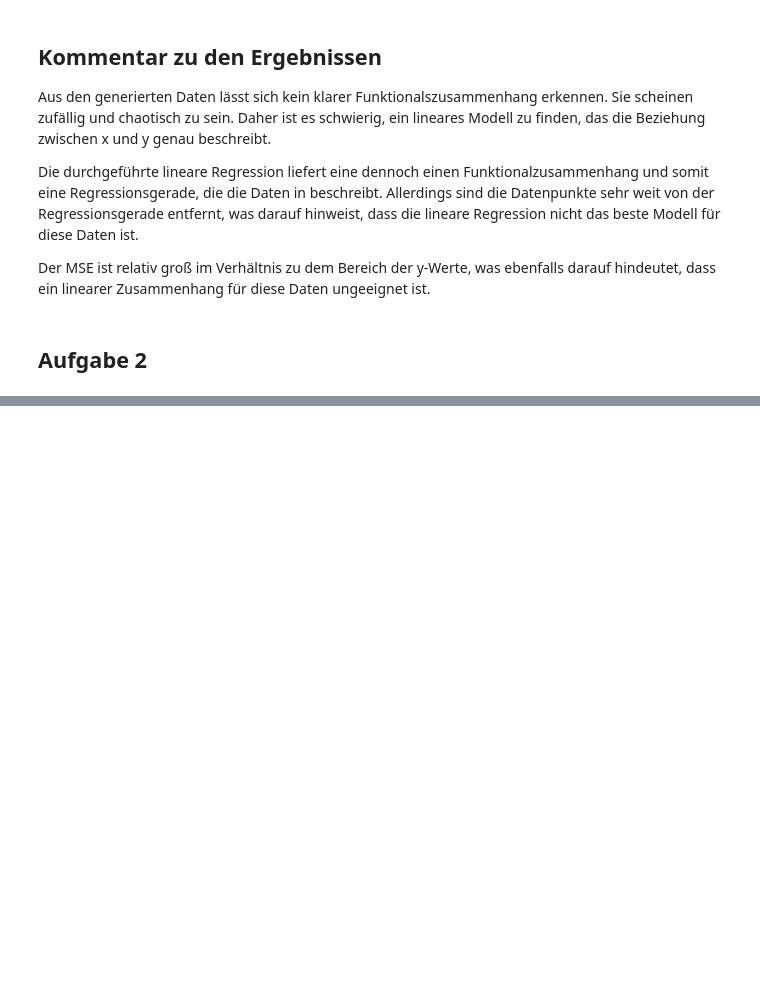
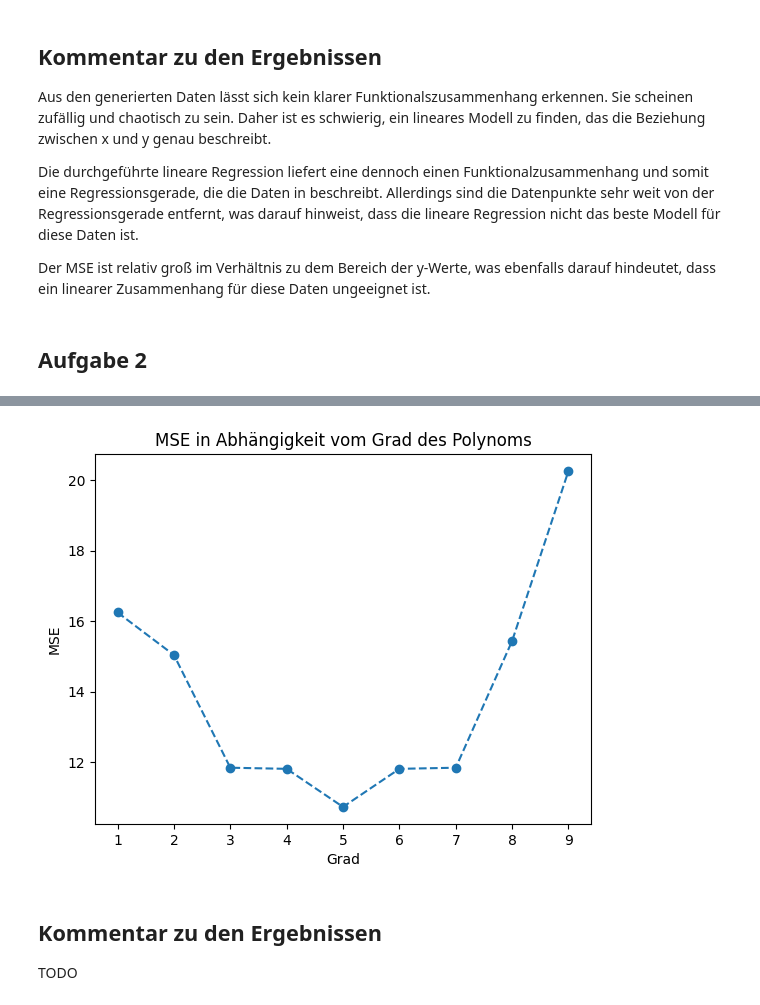
Before and after one commit to simonsymhoven/pattern-matching-machine-learning, a Jupyter notebook: blatt-4/aufgabe-1-2.ipynb, the cells around one changed output, grey strips where cells are left out. Saved outputs shown, nothing was run; the diff lists cells and outputs as text; code cells hidden in the pictures; blank space fills up the shorter version.

```diff
--- a/blatt-4/aufgabe-1-2.ipynb
+++ b/blatt-4/aufgabe-1-2.ipynb
@@ -220,0 +177,19 @@ plt.show()
+# %%
+degrees = np.arange(1, 10)
+mses = []
+
+for degree in degrees:
+    coef, mse = polynomial_regression(x, y, degree)
+    mses.append(mse)
+
+plt.plot(degrees, mses, '--o')
+plt.xlabel('Grad')
+plt.ylabel('MSE')
+plt.title('MSE in Abhängigkeit vom Grad des Polynoms')
+plt.show()
+# %% [output]
+[figure, added]
+# %% [markdown]
+## Kommentar zu den Ergebnissen
+
+TODO
```
Also changed, not shown: parts of 6 cells of this notebook.
